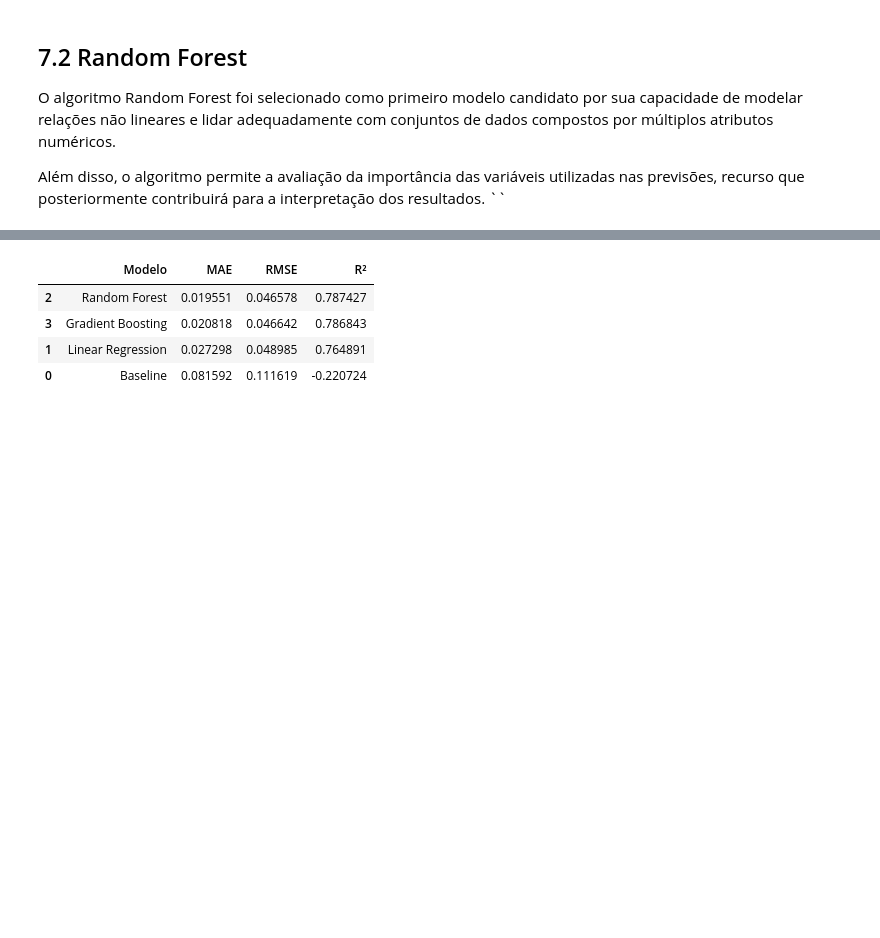
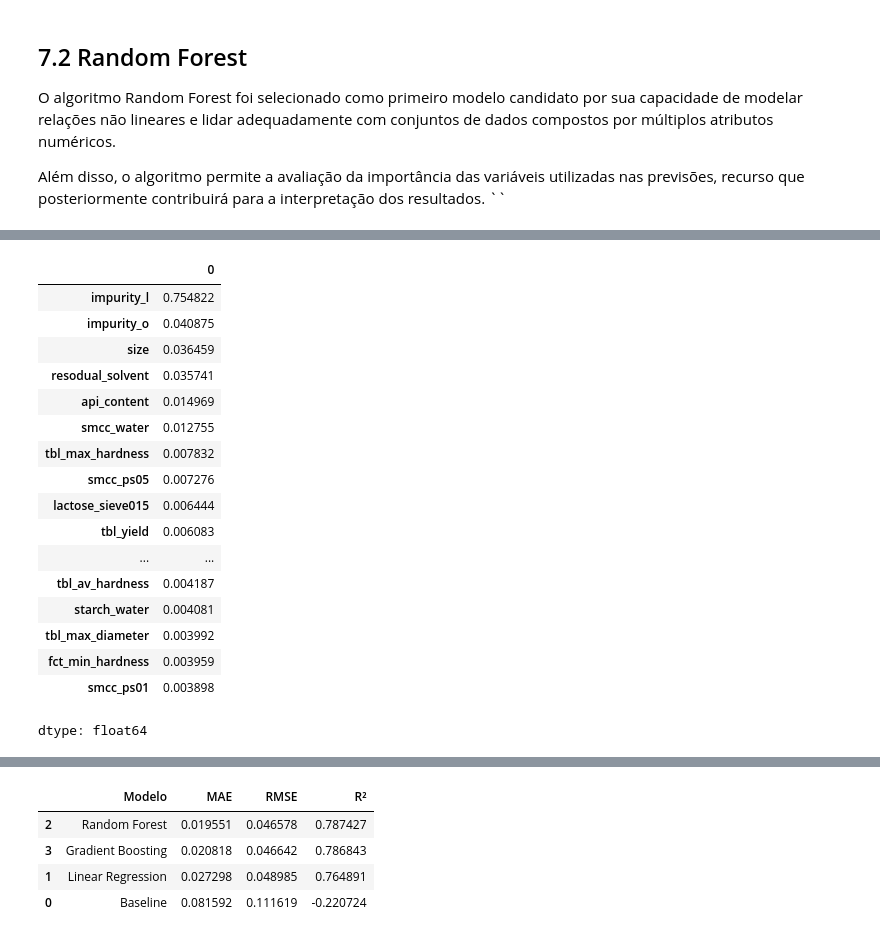
Before and after one commit to Moliveira85/MVP_CPV_Impurities_ML, a Jupyter notebook: MVP_CPV_ML_Analytics_20261.ipynb, the cells around one changed output, grey strips where cells are left out. Saved outputs shown, nothing was run; the diff lists cells and outputs as text; code cells hidden in the pictures; blank space fills up the shorter version.

```diff
--- a/MVP_CPV_ML_Analytics_20261.ipynb
+++ b/MVP_CPV_ML_Analytics_20261.ipynb
@@ -822,0 +891,31 @@ O modelo Random Forest apresentou o melhor desempenho geral, sendo selecionado p
+# %%
+importances = pd.Series(
+    rf.feature_importances_,
+    index=X.columns
+)
+
+feature_importance = (
+    importances
+    .sort_values(ascending=False)
+)
+
+feature_importance.head(20)
+# %% [output]
+|  | 0 |
+| impurity_l | 0.754822 |
+| impurity_o | 0.040875 |
+| size | 0.036459 |
+| resodual_solvent | 0.035741 |
+| api_content | 0.014969 |
+| smcc_water | 0.012755 |
+| tbl_max_hardness | 0.007832 |
+| smcc_ps05 | 0.007276 |
+| lactose_sieve015 | 0.006444 |
+| tbl_yield | 0.006083 |
+| ... | ... |
+| tbl_av_hardness | 0.004187 |
+| starch_water | 0.004081 |
+| tbl_max_diameter | 0.003992 |
+| fct_min_hardness | 0.003959 |
+| smcc_ps01 | 0.003898 |
+dtype: float64
```
Also changed, not shown: parts of 41 cells of this notebook.
